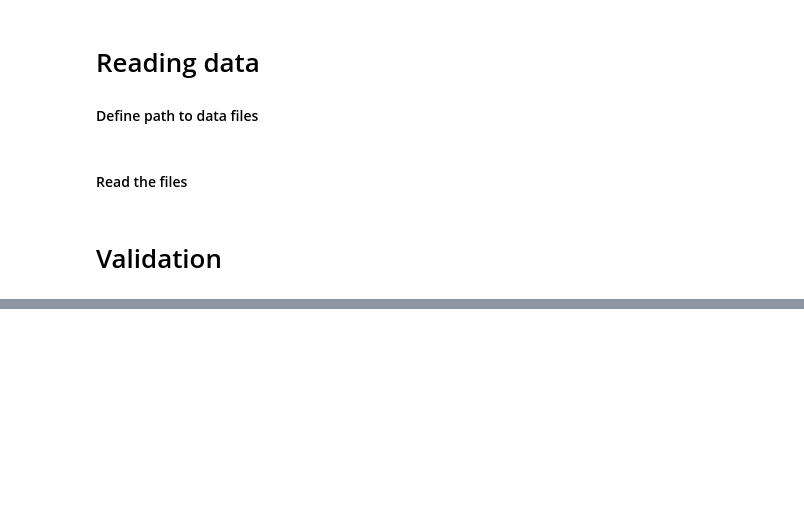
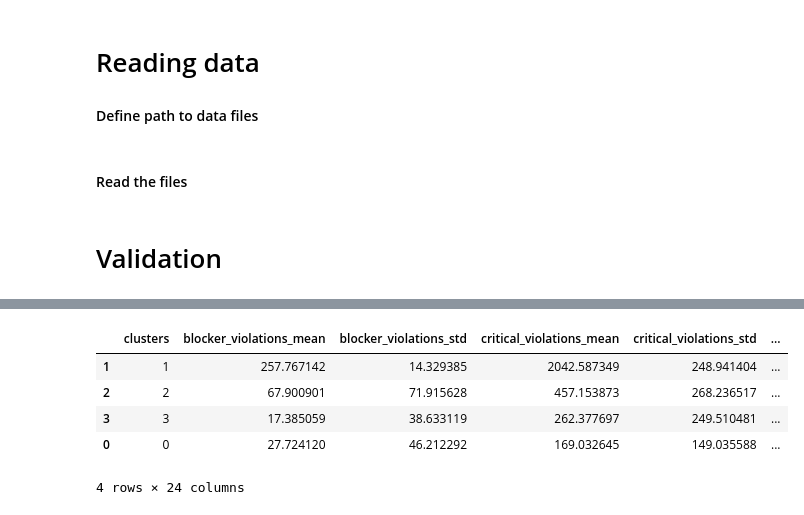
Before and after one commit to Vinomo4/SWTech, a Jupyter notebook: models/Validation.ipynb, the cells around one changed output, grey strips where cells are left out. Drawn from its saved outputs; the diff is of its cells as text; code cells hidden in the pictures; blank space fills up the shorter version.

```diff
--- a/models/Validation.ipynb
+++ b/models/Validation.ipynb
@@ -286,0 +186,9 @@ AttributeError: 'Series' object has no attribute 'iterrows'
+# %%
+sorted_average_quality
+# %% [output]
+|  | clusters | blocker_violations_mean | blocker_violations_std | critical_violations_mean | critical_violations_std | ... |
+| 1 | 1 | 257.767142 | 14.329385 | 2042.587349 | 248.941404 | ... |
+| 2 | 2 | 67.900901 | 71.915628 | 457.153873 | 268.236517 | ... |
+| 3 | 3 | 17.385059 | 38.633119 | 262.377697 | 249.510481 | ... |
+| 0 | 0 | 27.724120 | 46.212292 | 169.032645 | 149.035588 | ... |
+4 rows × 24 columns
```
Also changed, not shown: parts of 34 cells of this notebook.
